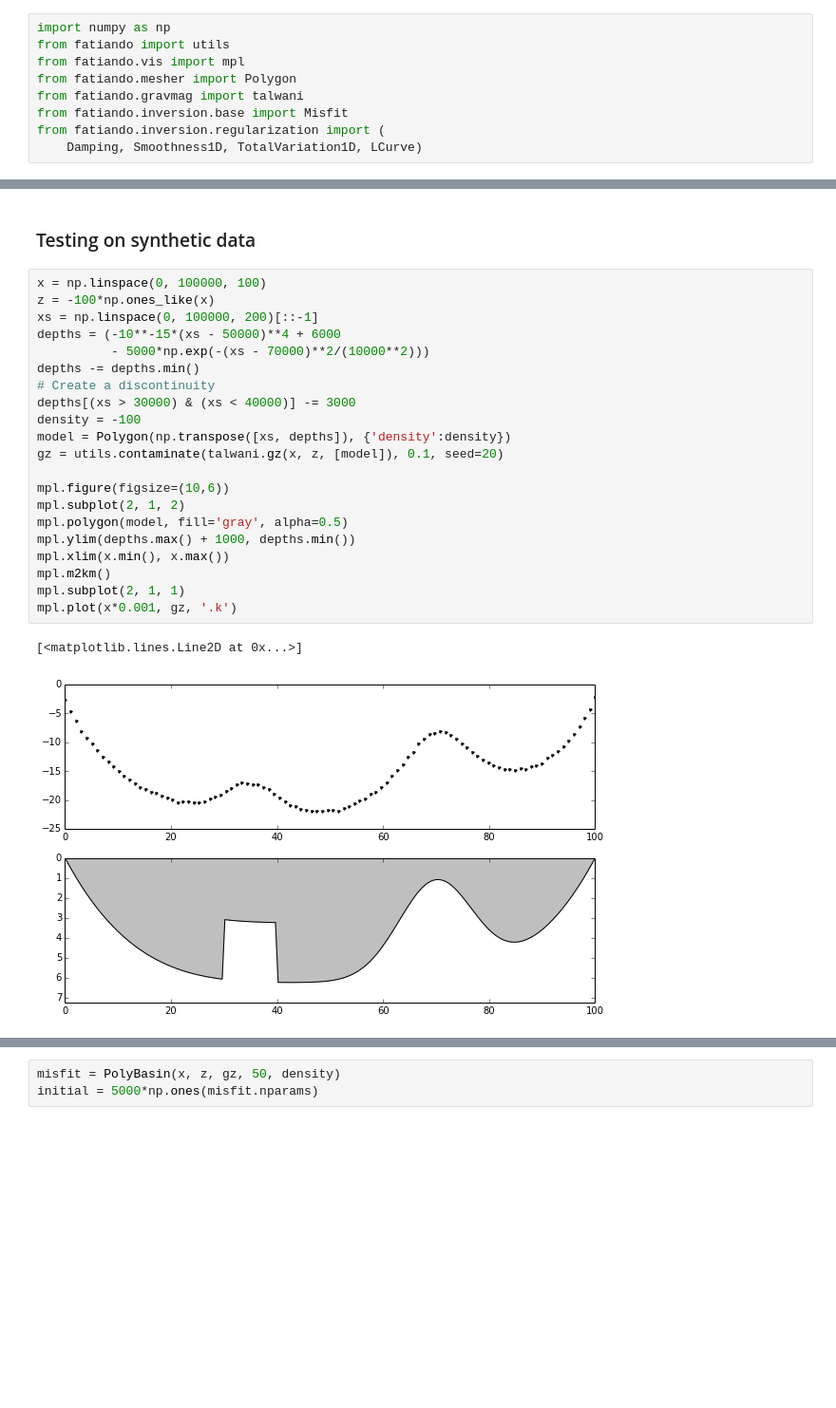
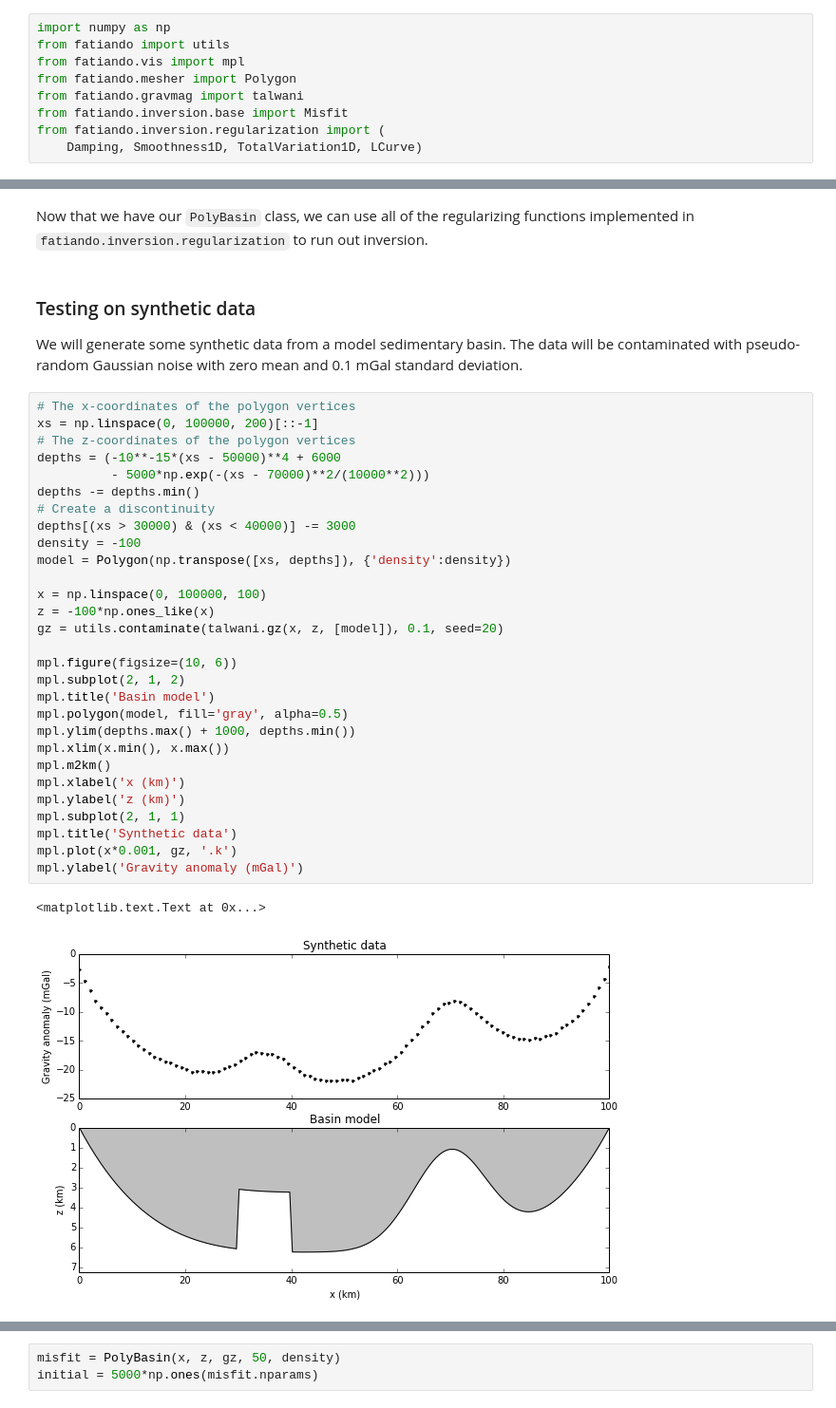
Before and after one commit to leouieda/relatorio-anual-geofisica-2014, a Jupyter notebook: phd-report-2014.ipynb, the cells around one changed output, grey strips where cells are left out. Shown at 95% size. Saved outputs shown, nothing was run; the diff lists cells and outputs as text; blank space fills up the shorter version.

Commit message:
Finished text and Makefile to make a pdf

```diff
--- a/phd-report-2014.ipynb
+++ b/phd-report-2014.ipynb
@@ -272,29 +304,42 @@ class PolyBasin(Misfit):
         super(PolyBasin, self).fit()
         self._estimate = Polygon(self.p2verts(self.p_), self.model)
         return self
-# %% [markdown]
-### Testing on synthetic data
+# %% [markdown]
+Now that we have our `PolyBasin` class, we can use all of the regularizing functions implemented in `fatiando.inversion.regularization` to run out inversion.
+# %% [markdown]
+### Testing on synthetic data
+
+We will generate some synthetic data from a model sedimentary basin.
+The data will be contaminated with pseudo-random Gaussian noise with zero mean and 0.1 mGal standard deviation.
 # %%
-x = np.linspace(0, 100000, 100)
-z = -100*np.ones_like(x)
+# The x-coordinates of the polygon vertices
 xs = np.linspace(0, 100000, 200)[::-1]
+# The z-coordinates of the polygon vertices
 depths = (-10**-15*(xs - 50000)**4 + 6000
           - 5000*np.exp(-(xs - 70000)**2/(10000**2)))
 depths -= depths.min()
 # Create a discontinuity
 depths[(xs > 30000) & (xs < 40000)] -= 3000
 density = -100
 model = Polygon(np.transpose([xs, depths]), {'density':density})
+
+x = np.linspace(0, 100000, 100)
+z = -100*np.ones_like(x)
 gz = utils.contaminate(talwani.gz(x, z, [model]), 0.1, seed=20)
 
-mpl.figure(figsize=(10,6))
+mpl.figure(figsize=(10, 6))
 mpl.subplot(2, 1, 2)
+mpl.title('Basin model')
 mpl.polygon(model, fill='gray', alpha=0.5)
 mpl.ylim(depths.max() + 1000, depths.min())
 mpl.xlim(x.min(), x.max())
 mpl.m2km()
+mpl.xlabel('x (km)')
+mpl.ylabel('z (km)')
 mpl.subplot(2, 1, 1)
+mpl.title('Synthetic data')
 mpl.plot(x*0.001, gz, '.k')
+mpl.ylabel('Gravity anomaly (mGal)')
 # %% [output]
-[<matplotlib.lines.Line2D at 0x...>]
+<matplotlib.text.Text at 0x...>
-[figure, old version]
+[figure, new version]
```
Also changed, not shown: parts of 24 cells of this notebook, 1 other file.
